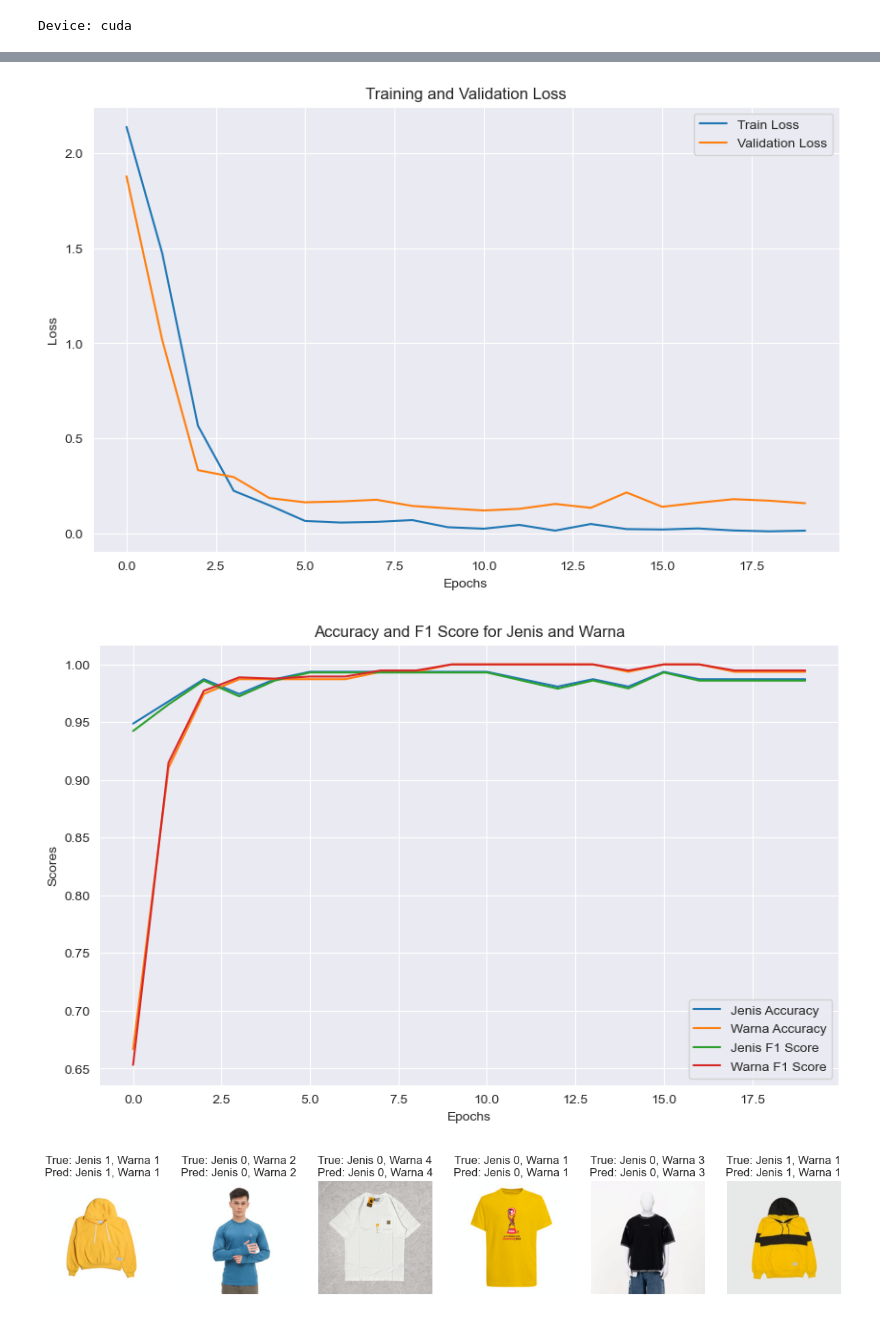
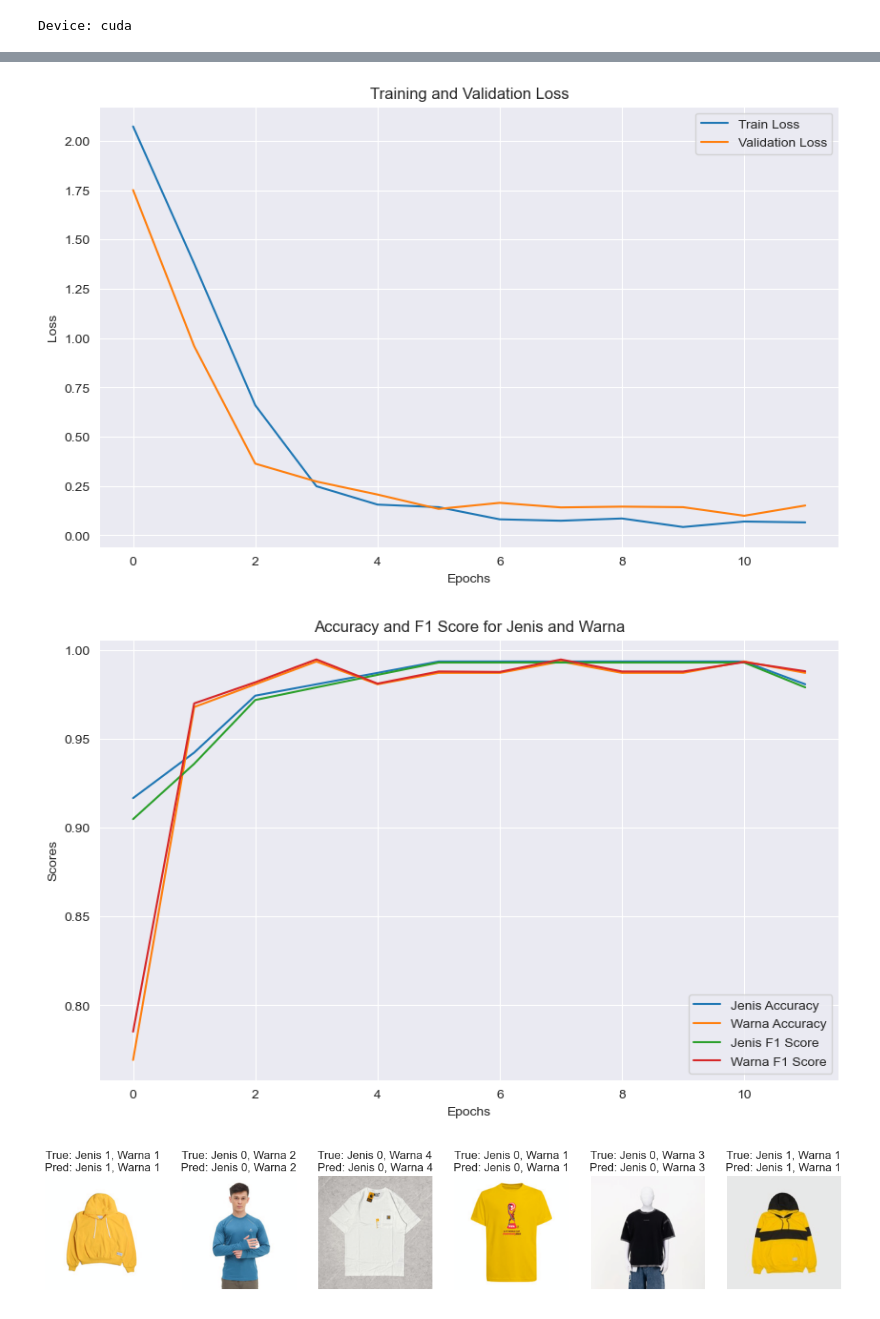
Before and after one commit to GabrielBatavia/Hology-7-Data-Mining-Competition-2024, a Jupyter notebook: base/base5.ipynb, the cells around one changed output, grey strips where cells are left out. Cells and saved outputs as stored; diff of their text form; code cells hidden in the pictures.

Commit message:
fear : implement final model and final predict

```diff
--- a/base/base5.ipynb
+++ b/base/base5.ipynb
@@ -33,11 +33,11 @@ IMG_SIZE = (224, 224)
 
 data_transforms_train = transforms.Compose([
     transforms.Resize(IMG_SIZE),
-    #transforms.ColorJitter(brightness=0.2, contrast=0.2, saturation=0.2, hue=0.2),
+    transforms.RandomApply([transforms.ColorJitter(brightness=0.01, contrast=0.01, saturation=(0.6, 1), hue=0.01)], p=0.4),
     transforms.RandomApply([transforms.RandomRotation(degrees=5)], p=0.3),  # 20% chance of rotation
     #transforms.RandomApply([transforms.RandomResizedCrop(IMG_SIZE, scale=(0.8, 1.0))], p=0.1),  # 10% chance
     transforms.RandomApply([transforms.RandomPerspective(distortion_scale=0.05, p=0.1)], p=0.3),  # 30% chance
-    #transforms.RandomApply([transforms.RandomGrayscale(p=0.03)], p=0.1),  # 10% chance
+    transforms.RandomApply([transforms.RandomGrayscale(p=0.1)], p=0.1),
     transforms.ToTensor(),
     transforms.Normalize([0.485, 0.456, 0.406], [0.229, 0.224, 0.225])
 ])
@@ -121,7 +121,7 @@ val_loader = DataLoader(val_dataset, batch_size=32, shuffle=False)
 # %%
 # Cell 7: Model Setup
 # Load EfficientNetB0 pretrained on ImageNet
-model = models.efficientnet_b3(pretrained=True)
+model = models.efficientnet_b0(pretrained=True)
 
 # Modify the classifier to output 2 classes for 'jenis' and 5 classes for 'warna'
 num_features = model.classifier[1].in_features
@@ -262,7 +260,7 @@ def train_model(model, train_loader, val_loader, criterion, optimizer, scheduler
         scheduler.step()
 
     if best_model_wts is not None:
-        torch.save(best_model_wts, './base5_result/best_multilabel_b3_model.pth')
+        torch.save(best_model_wts, './base5_result/best_multilabel_final.pth')
         print("Best model saved.")
     else:
         print("No improvement during training.")
@@ -359,7 +357,7 @@ visualize_random_predictions(model, val_loader)
 # %%
 # Cell 12: Training the Model and Visualizing Results
 train_losses, val_losses, metrics_list = train_model(
-    model, train_loader, val_loader, criterion, optimizer, scheduler, num_epochs=20
+    model, train_loader, val_loader, criterion, optimizer, scheduler, num_epochs=12
 )
 
 # Plot the results
@@ -385,6 +386,6 @@ Epoch [20/20], Train Loss: 0.0128, Val Loss: 0.1574
 Best model saved.
-[figure, old version]
+[figure, new version]
-[figure, old version]
+[figure, new version]
 # %%
 # Cell 13: Load Fine-tuned Model and Visualize Predictions
 
```
Also changed, not shown: parts of 8 cells of this notebook, 5 other files.
